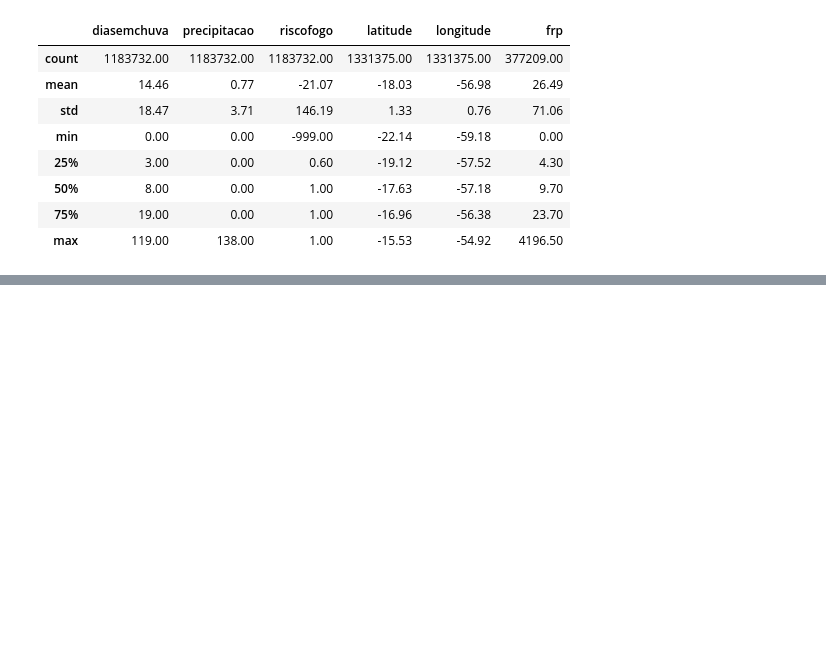
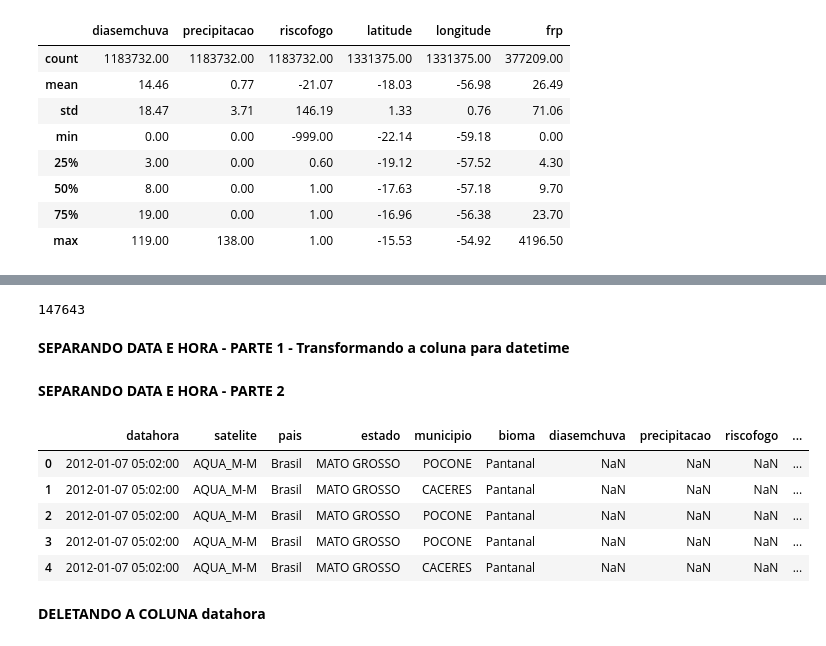
Before and after one commit to charlespimentel/PROJ_QUEIMA_BR, a Jupyter notebook: Inpe_12_21.ipynb, the cells around one changed output, grey strips where cells are left out. Drawn from its saved outputs; the diff is of its cells as text; code cells hidden in the pictures; blank space fills up the shorter version.

```diff
--- a/Inpe_12_21.ipynb
+++ b/Inpe_12_21.ipynb
@@ -51,0 +89,4 @@ df.describe().round(2) # Resume e descreve algumas operações gerais do Dataset
+# %%
+df = pd.DataFrame(df)
+mean_df = df['riscofogo'].mean()
+print(mean_df)
@@ -51,0 +99,26 @@ df.describe().round(2) # Resume e descreve algumas operações gerais do Dataset
+# %%
+print(df['riscofogo'].isna().sum())
+# %% [output]
+147643
+# %% [markdown]
+**SEPARANDO DATA E HORA - PARTE 1 - Transformando a coluna para datetime**
+# %%
+df['datahora'] = pd.to_datetime(df['datahora'])
+# %% [markdown]
+**SEPARANDO DATA E HORA - PARTE 2**
+# %%
+# Coluna 'Data'
+df['Data'] = df['datahora'].dt.strftime('%Y-%m-%d')
+# Coluna 'Hora'
+df['Hora'] = df['datahora'].dt.strftime('%H:%M:%S')
+# %%
+df.head(5)
+# %% [output]
+|  | datahora | satelite | pais | estado | municipio | bioma | diasemchuva | precipitacao | riscofogo | ... |
+| 0 | 2012-01-07 05:02:00 | AQUA_M-M | Brasil | MATO GROSSO | POCONE | Pantanal | NaN | NaN | NaN | ... |
+| 1 | 2012-01-07 05:02:00 | AQUA_M-M | Brasil | MATO GROSSO | CACERES | Pantanal | NaN | NaN | NaN | ... |
+| 2 | 2012-01-07 05:02:00 | AQUA_M-M | Brasil | MATO GROSSO | POCONE | Pantanal | NaN | NaN | NaN | ... |
+| 3 | 2012-01-07 05:02:00 | AQUA_M-M | Brasil | MATO GROSSO | POCONE | Pantanal | NaN | NaN | NaN | ... |
+| 4 | 2012-01-07 05:02:00 | AQUA_M-M | Brasil | MATO GROSSO | CACERES | Pantanal | NaN | NaN | NaN | ... |
+# %% [markdown]
+**DELETANDO A COLUNA datahora**
```
Also changed, not shown: parts of 22 cells of this notebook.
